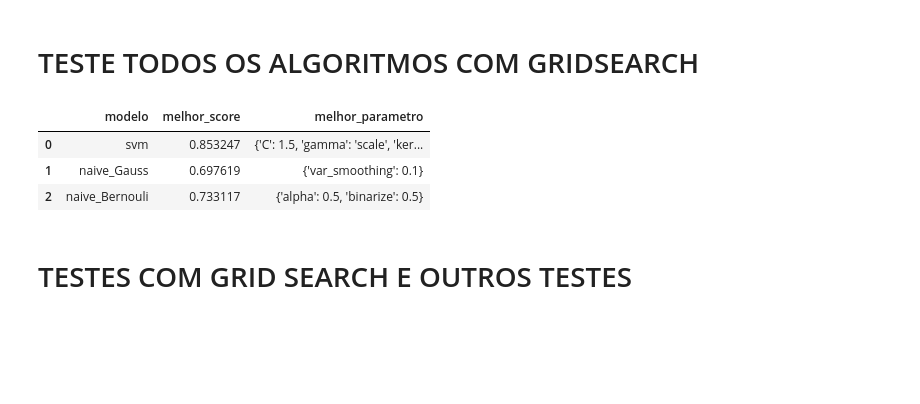
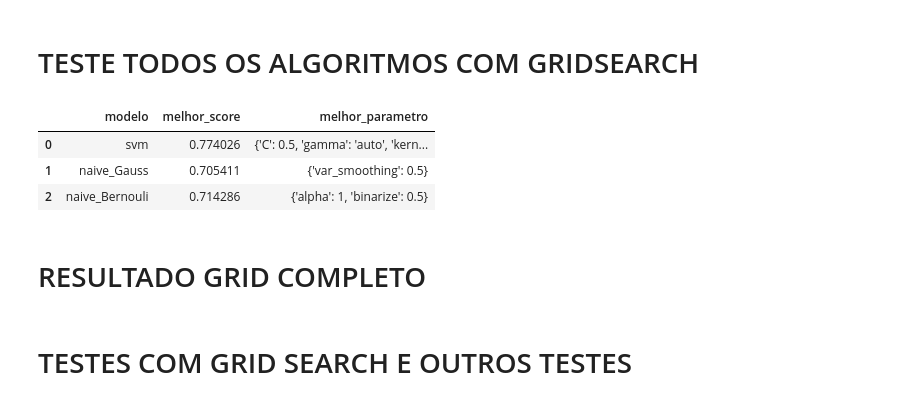
Before and after one commit to diegodedize/Rec_Padroes_PPGI_2020, a Jupyter notebook: NOTEBOOKS/DD_Rec_Padroes_imagens_coronarias.ipynb, the cells around one changed output. Cells and saved outputs as stored; diff of their text form; code cells hidden in the pictures; blank space fills up the shorter version.

Commit message:
Diego GridSearch testes  modelos e parametros

```diff
--- a/NOTEBOOKS/DD_Rec_Padroes_imagens_coronarias.ipynb
+++ b/NOTEBOOKS/DD_Rec_Padroes_imagens_coronarias.ipynb
@@ -1271,8 +1271,8 @@ Aplica_modelo(arquivo,k_qtd,val_param,modelo)
 ## GRID SEARCH PARA TODOS OS MODELOS DE UMA VEZ
 from sklearn.model_selection import GridSearchCV
 
-dataset_testado = 'COMPLETO'
-df_nb = pd.read_csv("../RESULTADOS/df_final_20200510.csv") #COMPLETO
+#dataset_testado = 'COMPLETO'
+#df_nb = pd.read_csv("../RESULTADOS/df_final_20200510.csv") #COMPLETO
 
 
 #dataset_testado = 'PCA'
@@ -1281,8 +1281,8 @@ df_nb = pd.read_csv("../RESULTADOS/df_final_20200510.csv") #COMPLETO
 #dataset_testado = 'KBEST'
 #df_nb = pd.read_csv("../RESULTADOS/df_kbest_fclassif_20200510.csv") #KBEST
 
-#dataset_testado = 'RFE'
-#df_nb = pd.read_csv("../RESULTADOS/df_RFE_20200510.csv") #RFE
+dataset_testado = 'RFE'
+df_nb = pd.read_csv("../RESULTADOS/df_RFE_20200510.csv") #RFE
 
 
 
@@ -1319,33 +1319,35 @@ parametros_mods = {
                     'naive_Bernouli':{
                         'model':BernoulliNB(),
                         'params':{
                             'alpha':[0.1,0.2,0.5,1,1.5,10,20],
                             'binarize':[0.1,0.2,0.5]
                         }
                     }
                 }
 
 
 
 k_qtd=10
 cv_ = StratifiedKFold(n_splits=k_qtd, shuffle=True, random_state=1)
 
 metricas=[]
 for model_name,mp in parametros_mods.items():
     classificador = GridSearchCV(mp['model'],mp['params'],cv=cv_,return_train_score=False)
     classificador.fit(XX, Y)
 
     metricas.append({
             'modelo': model_name,
             'melhor_score':classificador.best_score_,
             'melhor_parametro':classificador.best_params_,
     })
 
 
 df_metricas_total = pd.DataFrame(metricas,columns=['modelo','melhor_score','melhor_parametro'])
 df_metricas_total
 # %% [output]
 |  | modelo | melhor_score | melhor_parametro |
-| 0 | svm | 0.853247 | {'C': 1.5, 'gamma': 'scale', 'ker... |
-| 1 | naive_Gauss | 0.697619 | {'var_smoothing': 0.1} |
-| 2 | naive_Bernouli | 0.733117 | {'alpha': 0.5, 'binarize': 0.5} |
+| 0 | svm | 0.774026 | {'C': 0.5, 'gamma': 'auto', 'kern... |
+| 1 | naive_Gauss | 0.705411 | {'var_smoothing': 0.5} |
+| 2 | naive_Bernouli | 0.714286 | {'alpha': 1, 'binarize': 0.5} |
+# %% [markdown]
+# RESULTADO GRID COMPLETO
```
Also changed, not shown: parts of 1 cell of this notebook.
